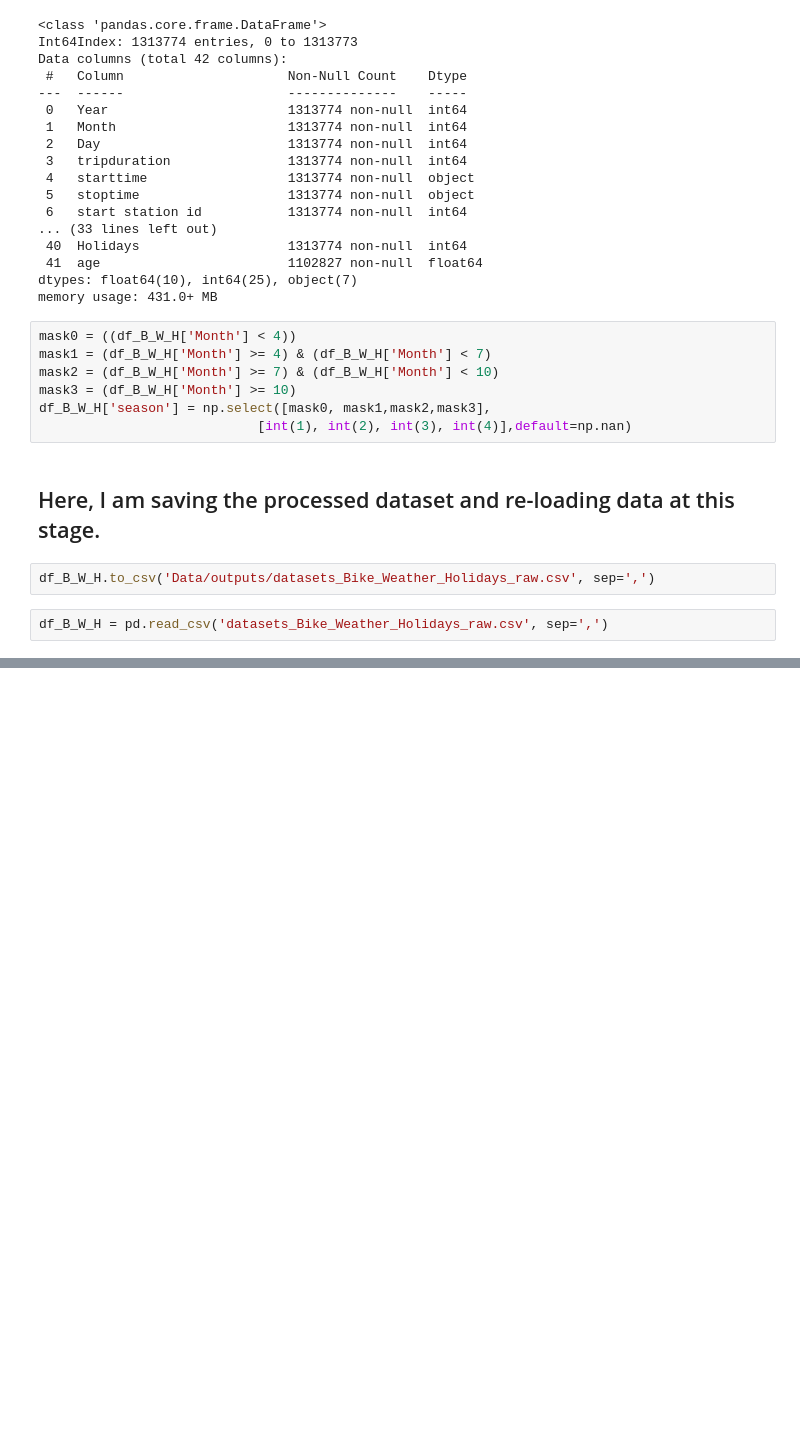
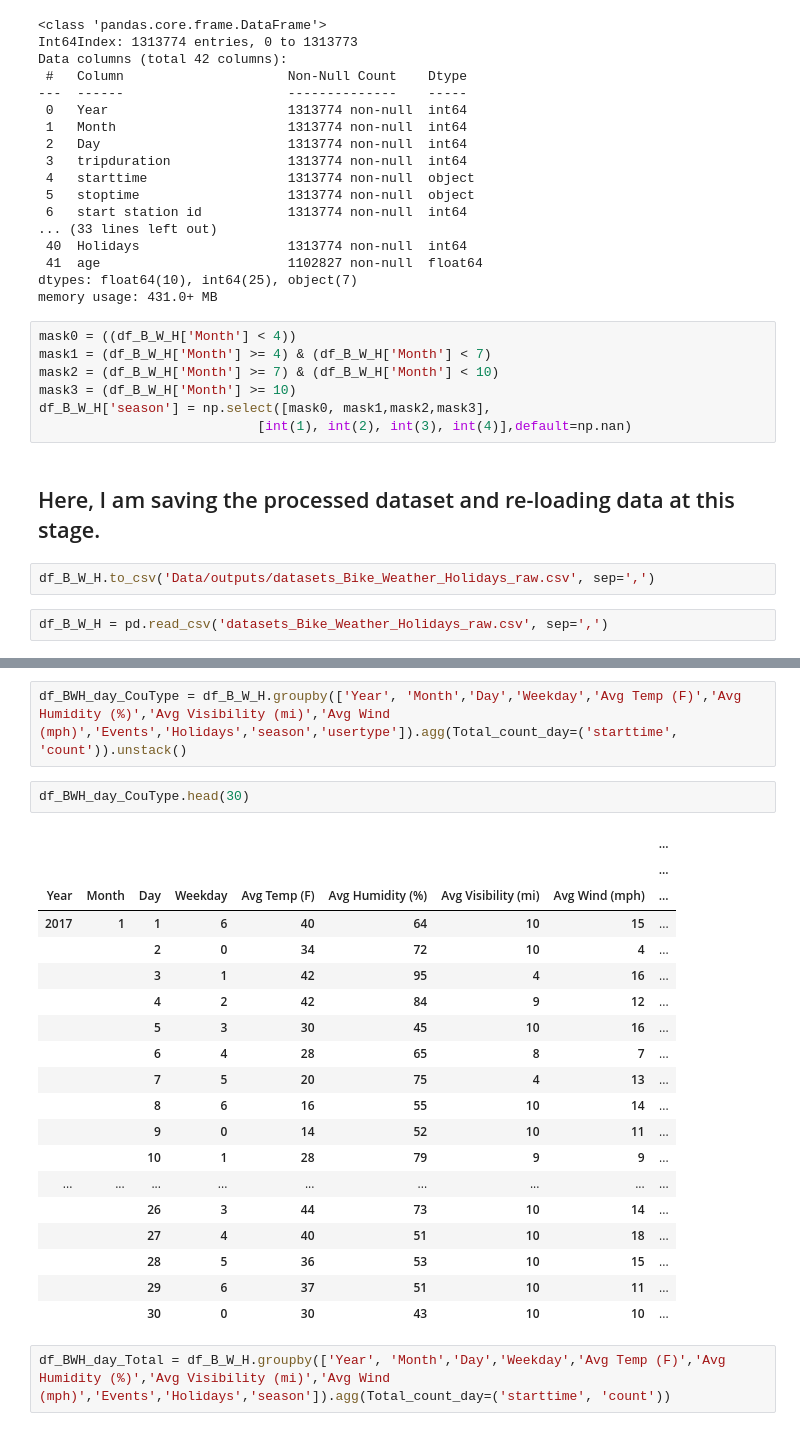
Before and after one commit to alirezasdg1/Bike-Sharing, a Jupyter notebook: Bike_Sharing_Code.ipynb, the cells around one changed output, grey strips where cells are left out. Saved outputs shown, nothing was run; the diff lists cells and outputs as text; blank space fills up the shorter version.

```diff
--- a/Bike_Sharing_Code.ipynb
+++ b/Bike_Sharing_Code.ipynb
@@ -229,0 +272,26 @@ df_B_W_H = pd.read_csv('datasets_Bike_Weather_Holidays_raw.csv', sep=',')
+# %%
+df_BWH_day_CouType = df_B_W_H.groupby(['Year', 'Month','Day','Weekday','Avg Temp (F)','Avg Humidity (%)','Avg Visibility (mi)','Avg Wind (mph)','Events','Holidays','season','usertype']).agg(Total_count_day=('starttime', 'count')).unstack()
+# %%
+df_BWH_day_CouType.head(30)
+# %% [output]
+|  |  |  |  |  |  |  |  | ... |
+|  |  |  |  |  |  |  |  | ... |
+| Year | Month | Day | Weekday | Avg Temp (F) | Avg Humidity (%) | Avg Visibility (mi) | Avg Wind (mph) | ... |
+| 2017 | 1 | 1 | 6 | 40 | 64 | 10 | 15 | ... |
+|  |  | 2 | 0 | 34 | 72 | 10 | 4 | ... |
+|  |  | 3 | 1 | 42 | 95 | 4 | 16 | ... |
+|  |  | 4 | 2 | 42 | 84 | 9 | 12 | ... |
+|  |  | 5 | 3 | 30 | 45 | 10 | 16 | ... |
+|  |  | 6 | 4 | 28 | 65 | 8 | 7 | ... |
+|  |  | 7 | 5 | 20 | 75 | 4 | 13 | ... |
+|  |  | 8 | 6 | 16 | 55 | 10 | 14 | ... |
+|  |  | 9 | 0 | 14 | 52 | 10 | 11 | ... |
+|  |  | 10 | 1 | 28 | 79 | 9 | 9 | ... |
+| ... | ... | ... | ... | ... | ... | ... | ... | ... |
+|  |  | 26 | 3 | 44 | 73 | 10 | 14 | ... |
+|  |  | 27 | 4 | 40 | 51 | 10 | 18 | ... |
+|  |  | 28 | 5 | 36 | 53 | 10 | 15 | ... |
+|  |  | 29 | 6 | 37 | 51 | 10 | 11 | ... |
+|  |  | 30 | 0 | 30 | 43 | 10 | 10 | ... |
+# %%
+df_BWH_day_Total = df_B_W_H.groupby(['Year', 'Month','Day','Weekday','Avg Temp (F)','Avg Humidity (%)','Avg Visibility (mi)','Avg Wind (mph)','Events','Holidays','season']).agg(Total_count_day=('starttime', 'count'))
```
Also changed, not shown: parts of 6 cells of this notebook.
